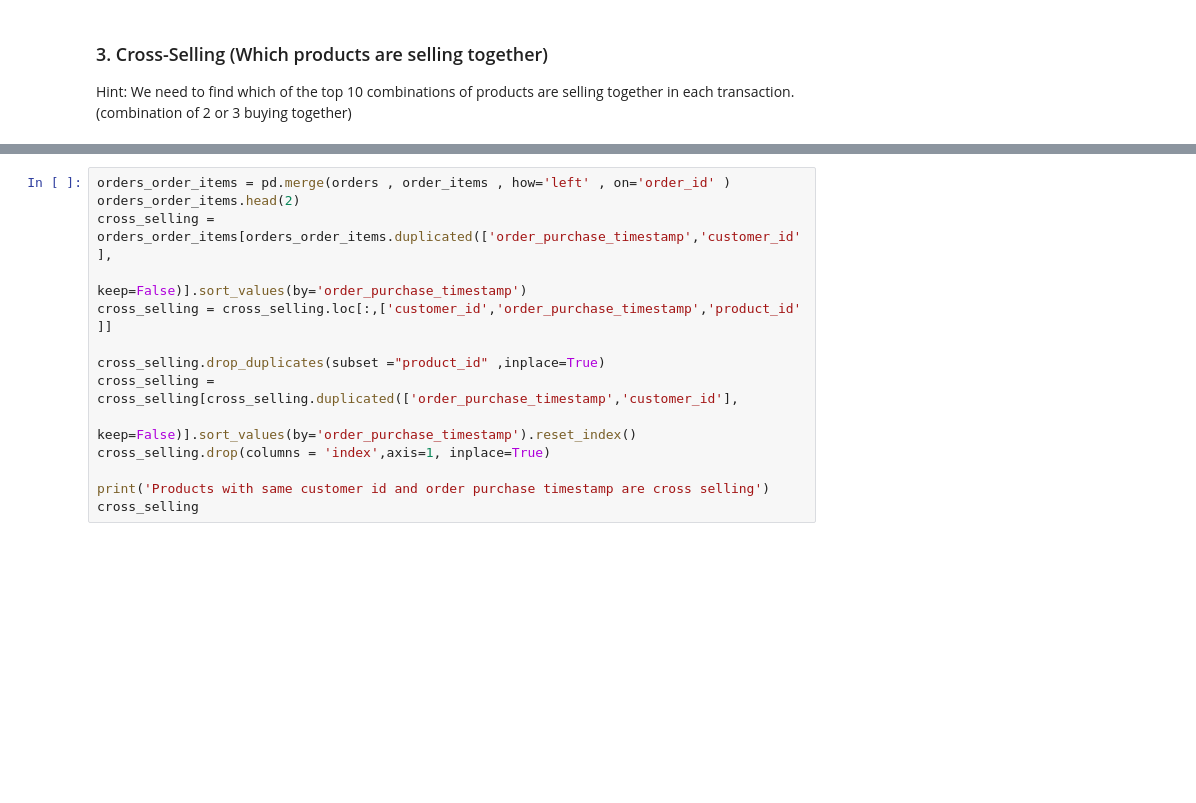
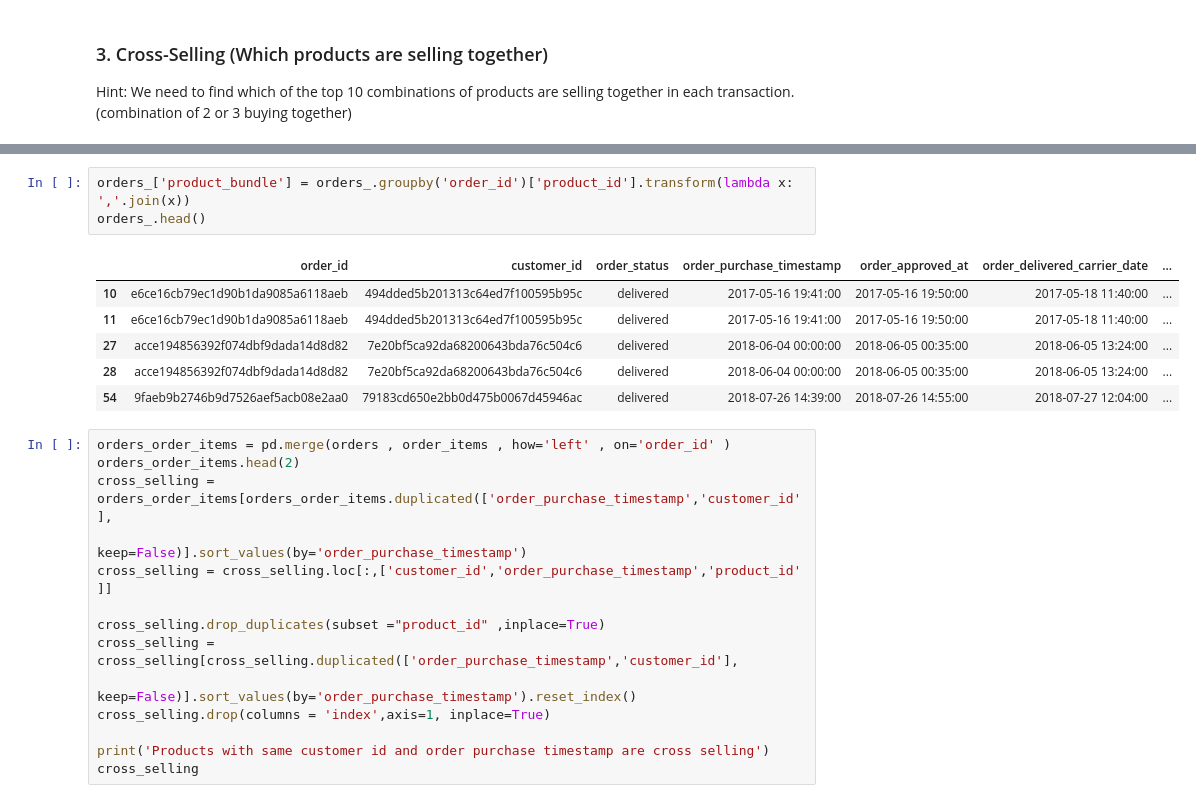
Before and after one commit to sakshisv/Marketing-Analytics-for-E-Commerce, a Jupyter notebook: Marketing Analytics (Python).ipynb, the cells around one changed output, grey strips where cells are left out. Cells and saved outputs as stored; diff of their text form; blank space fills up the shorter version.

```diff
--- a/Marketing Analytics (Python).ipynb
+++ b/Marketing Analytics (Python).ipynb
@@ -848,3 +832,13 @@ orders_
+# %%
+orders_['product_bundle'] = orders_.groupby('order_id')['product_id'].transform(lambda x: ','.join(x))
+orders_.head()
+# %% [output]
+|  | order_id | customer_id | order_status | order_purchase_timestamp | order_approved_at | order_delivered_carrier_date | ... |
+| 10 | e6ce16cb79ec1d90b1da9085a6118aeb | 494dded5b201313c64ed7f100595b95c | delivered | 2017-05-16 19:41:00 | 2017-05-16 19:50:00 | 2017-05-18 11:40:00 | ... |
+| 11 | e6ce16cb79ec1d90b1da9085a6118aeb | 494dded5b201313c64ed7f100595b95c | delivered | 2017-05-16 19:41:00 | 2017-05-16 19:50:00 | 2017-05-18 11:40:00 | ... |
+| 27 | acce194856392f074dbf9dada14d8d82 | 7e20bf5ca92da68200643bda76c504c6 | delivered | 2018-06-04 00:00:00 | 2018-06-05 00:35:00 | 2018-06-05 13:24:00 | ... |
+| 28 | acce194856392f074dbf9dada14d8d82 | 7e20bf5ca92da68200643bda76c504c6 | delivered | 2018-06-04 00:00:00 | 2018-06-05 00:35:00 | 2018-06-05 13:24:00 | ... |
+| 54 | 9faeb9b2746b9d7526aef5acb08e2aa0 | 79183cd650e2bb0d475b0067d45946ac | delivered | 2018-07-26 14:39:00 | 2018-07-26 14:55:00 | 2018-07-27 12:04:00 | ... |
 # %%
 orders_order_items = pd.merge(orders , order_items , how='left' , on='order_id' )
 orders_order_items.head(2)
```
Also changed, not shown: parts of 5 cells of this notebook.
